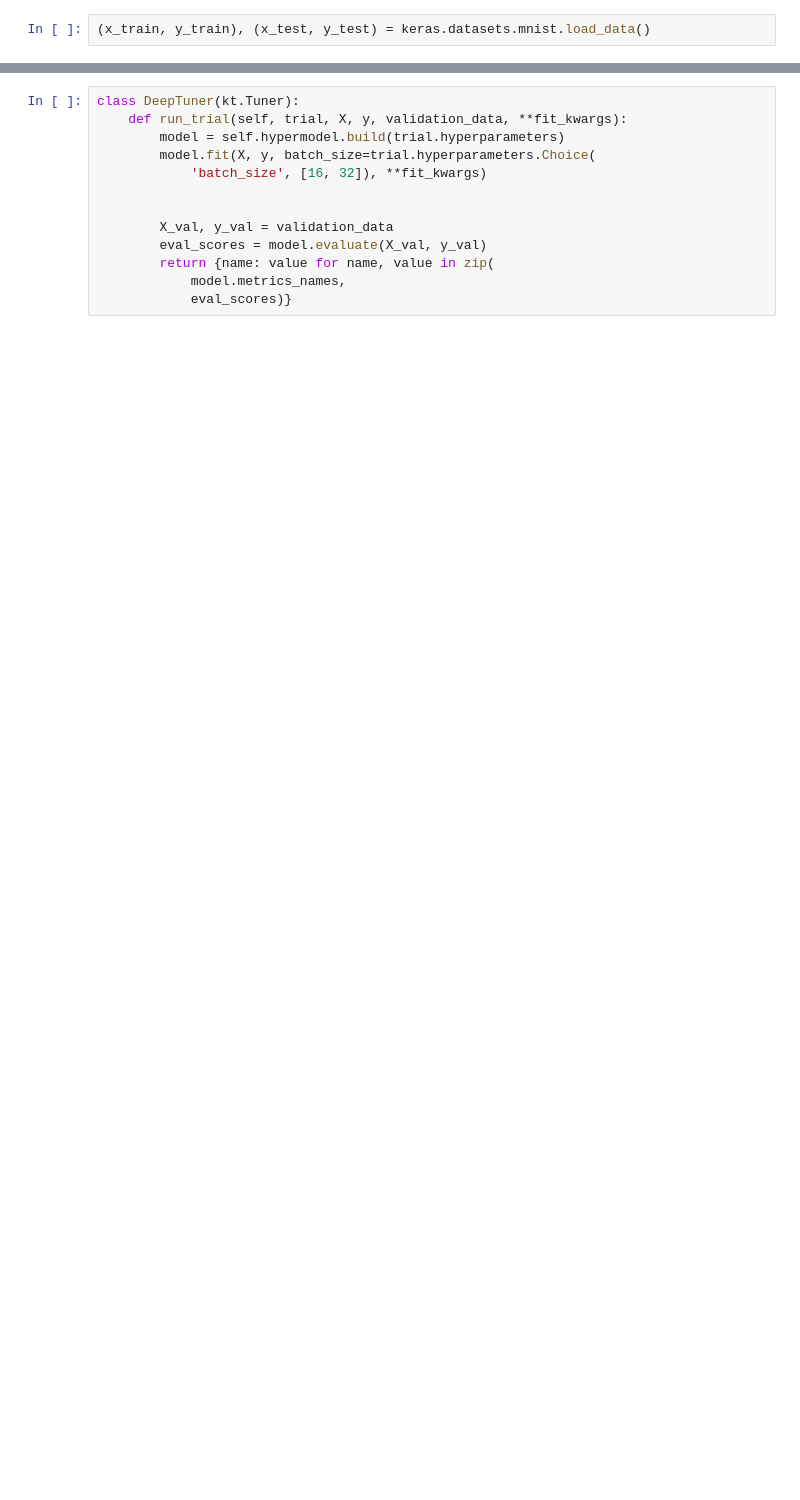
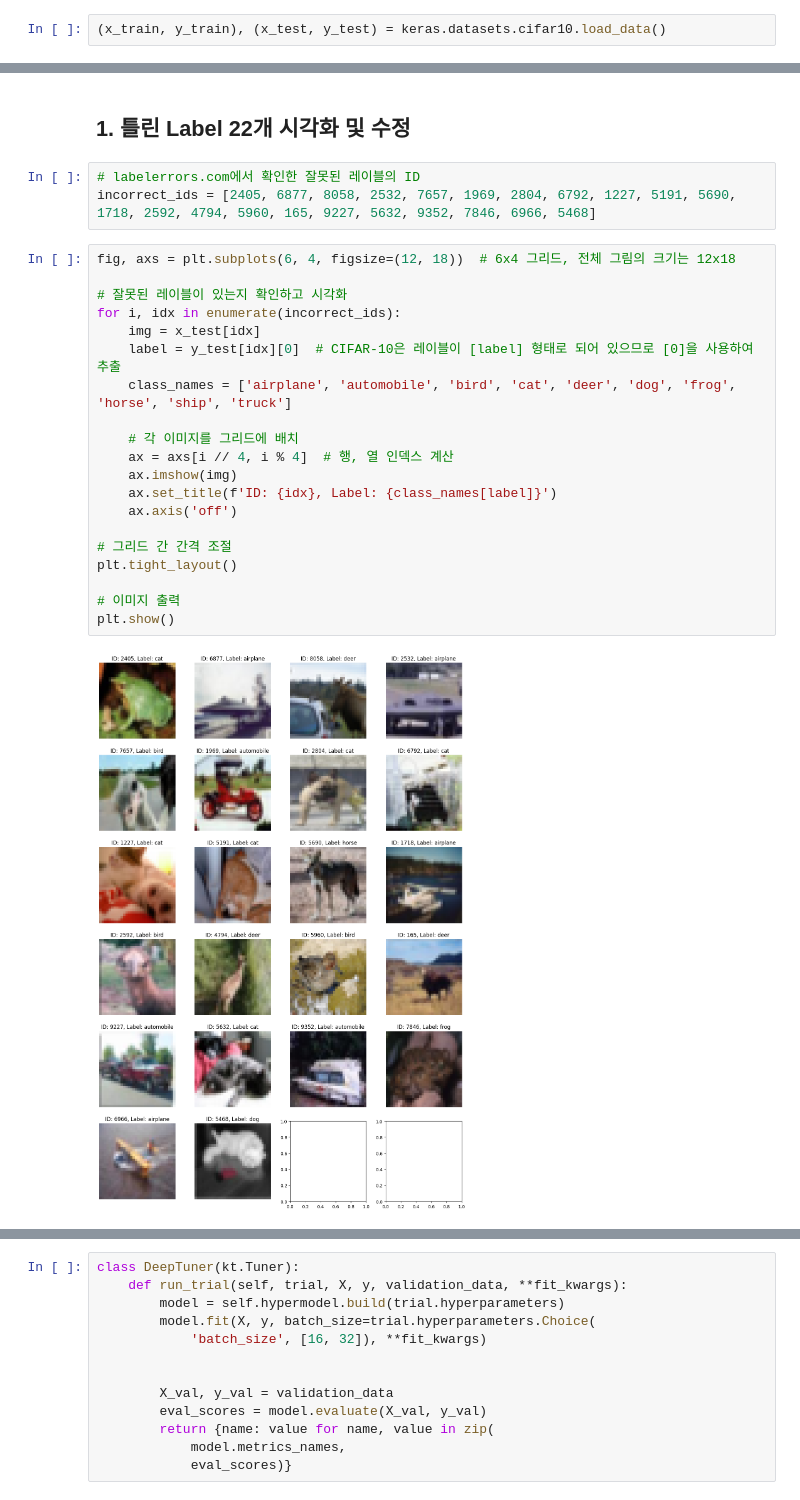
Before and after one commit to DoHyeon6210/Project-Repo, a Jupyter notebook: MLOps/4_mlops_project.ipynb, the cells around one changed output, grey strips where cells are left out. Saved outputs shown, nothing was run; the diff lists cells and outputs as text; blank space fills up the shorter version.

```diff
--- a/MLOps/4_mlops_project.ipynb
+++ b/MLOps/4_mlops_project.ipynb
@@ -42,2 +24,2 @@ import os
 # %%
-(x_train, y_train), (x_test, y_test) = keras.datasets.mnist.load_data()
+(x_train, y_train), (x_test, y_test) = keras.datasets.cifar10.load_data()
@@ -59,0 +30,27 @@ array([7, 2, 1, ..., 4, 5, 6], dtype=uint8)
+# %% [markdown]
+## 1. 틀린 Label 22개 시각화 및 수정
+# %%
+# labelerrors.com에서 확인한 잘못된 레이블의 ID
+incorrect_ids = [2405, 6877, 8058, 2532, 7657, 1969, 2804, 6792, 1227, 5191, 5690, 1718, 2592, 4794, 5960, 165, 9227, 5632, 9352, 7846, 6966, 5468]
+# %%
+fig, axs = plt.subplots(6, 4, figsize=(12, 18))  # 6x4 그리드, 전체 그림의 크기는 12x18
+
+# 잘못된 레이블이 있는지 확인하고 시각화
+for i, idx in enumerate(incorrect_ids):
+    img = x_test[idx]
+    label = y_test[idx][0]  # CIFAR-10은 레이블이 [label] 형태로 되어 있으므로 [0]을 사용하여 추출
+    class_names = ['airplane', 'automobile', 'bird', 'cat', 'deer', 'dog', 'frog', 'horse', 'ship', 'truck']
+
+    # 각 이미지를 그리드에 배치
+    ax = axs[i // 4, i % 4]  # 행, 열 인덱스 계산
+    ax.imshow(img)
+    ax.set_title(f'ID: {idx}, Label: {class_names[label]}')
+    ax.axis('off')
+
+# 그리드 간 간격 조절
+plt.tight_layout()
+
+# 이미지 출력
+plt.show()
+# %% [output]
+[figure, added]
```
Also changed, not shown: parts of 54 cells of this notebook.
